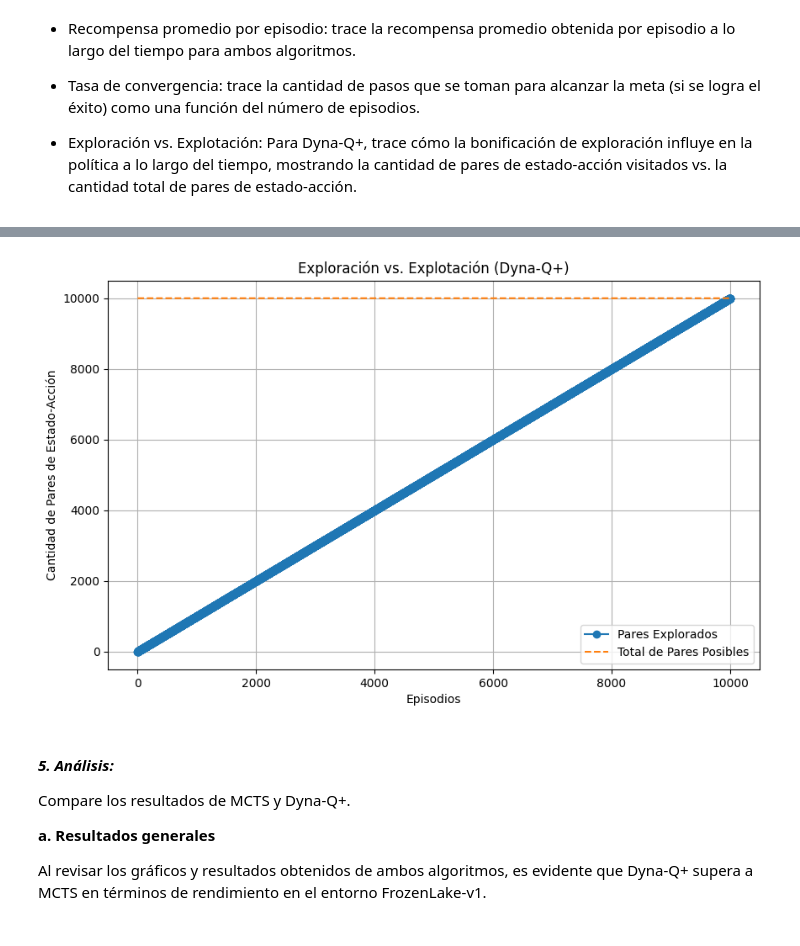
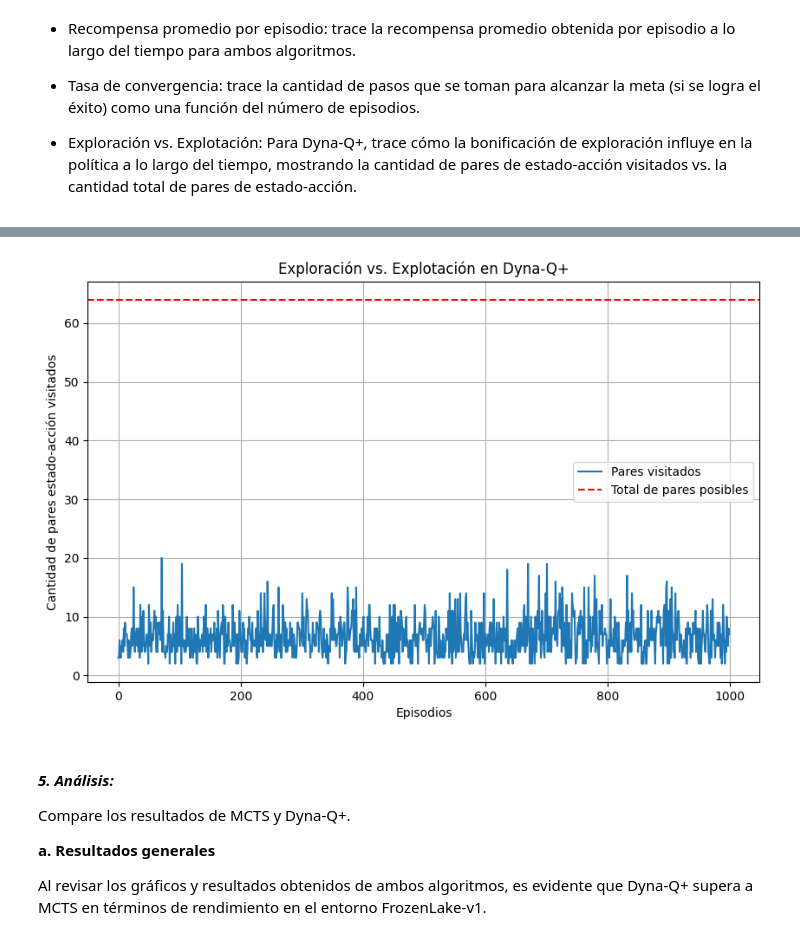
Before and after one commit to Ldsc2002/RL-Lab6, a Jupyter notebook: main.ipynb, the cells around one changed output, grey strips where cells are left out. Saved outputs shown, nothing was run; the diff lists cells and outputs as text; code cells hidden in the pictures.

```diff
--- a/main.ipynb
+++ b/main.ipynb
@@ -294,6 +248,11 @@ avg_rewards_dynaq = sum(rewards_dynaq) / len(rewards_dynaq) if rewards_dynaq els
 # %%
-print("\nResultados de Dyna-Q+:")
+env = gym.make("FrozenLake-v1")                         # Inicializa el entorno de Gym
+agent = DynaQPlus(env, numEpisodes=1000)                # Crea el agente Dyna-Q+
+agent.Train()                                           # Entrena al agente
+successes_dynaq, avg_rewards_dynaq, avg_steps_dynaq, explored_pairs = agent.GetStatistics()   # Obtiene las estadísticas
+
+print("\nResultados de Dyna-Q+ (simulación de 1,000 episodios):")
 print(f"Episodios exitosos: {successes_dynaq}")
 print(f"Recompensa promedio: {avg_rewards_dynaq:.2f}")
-print(f"Pasos promedio por episodio: {sum(steps_dynaq) / len(steps_dynaq):.2f}")
+print(f"Pasos promedio por episodio: {avg_steps_dynaq:.2f}")
 # %% [output]
@@ -368,20 +326,21 @@ plt.show()
 # %%
 # Simulación de los datos generados para la exploración vs. explotación
-explored_pairs = [i for i in range(1, 10001)]
-total_pairs = [10000 for _ in range(10000)]
+episodes = range(1, 1001)
+total_state_action_pairs = env.observation_space.n * env.action_space.n
 
 # Gráfico: Exploración vs. Explotación para Dyna-Q+
 plt.figure(figsize=(10, 6))
-plt.plot(episodes, explored_pairs, label='Pares Explorados', marker='o')
-plt.plot(episodes, total_pairs, label='Total de Pares Posibles', linestyle='--')
-plt.title('Exploración vs. Explotación (Dyna-Q+)')
-plt.xlabel('Episodios')
-plt.ylabel('Cantidad de Pares de Estado-Acción')
+plt.plot(range(len(explored_pairs)), explored_pairs, label="Pares visitados")
+plt.axhline(y=total_state_action_pairs, color='r', linestyle='--', label="Total de pares posibles")
+plt.xlabel("Episodios")
+plt.ylabel("Cantidad de pares estado-acción visitados")
+plt.title("Exploración vs. Explotación en Dyna-Q+")
+plt.grid(True)
 plt.legend()
-plt.grid(True)
+
 plt.show()
 # %% [output]
-[figure, old version]
+[figure, new version]
 # %% [markdown]
 #### *5. Análisis:*
 
```
Also changed, not shown: parts of 13 cells of this notebook.
